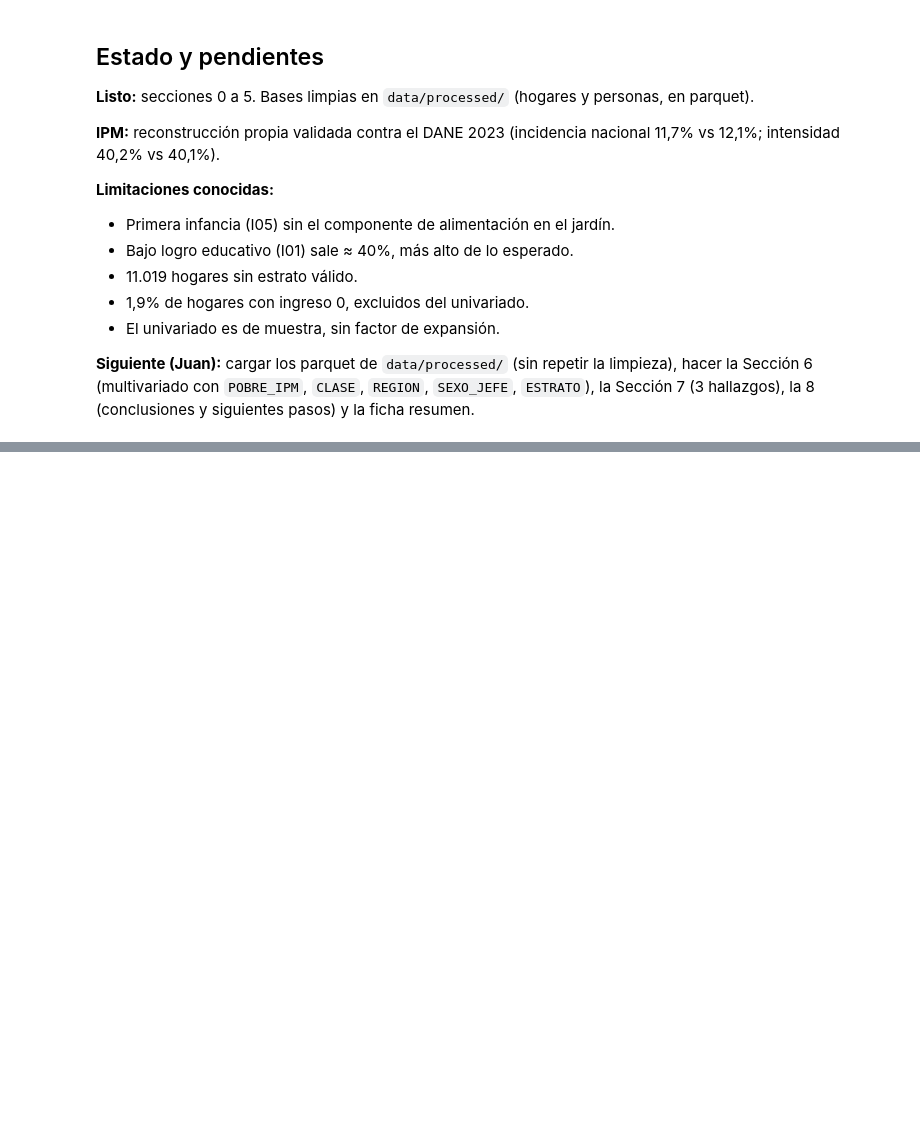
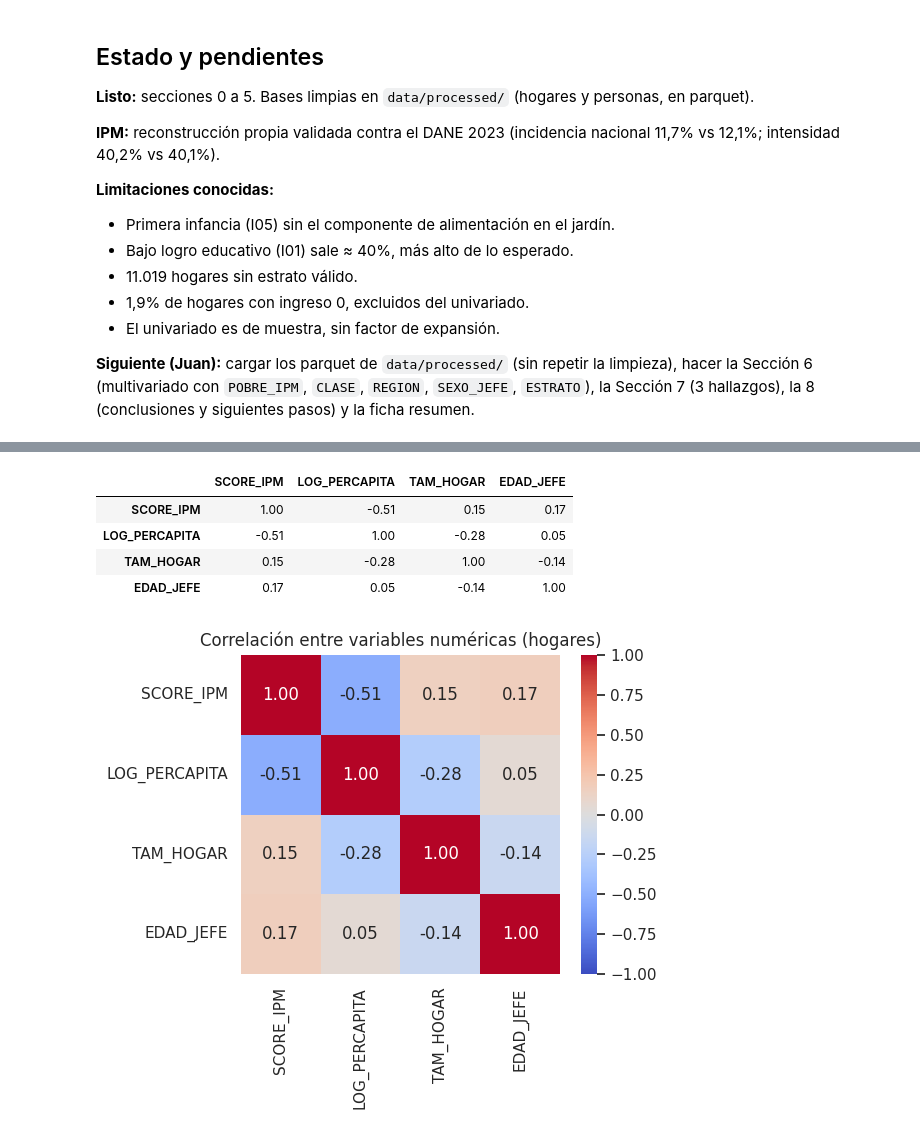
Before and after one commit to APES-M-JeissonS-JuanB/apes-pobreza-multidimensional-ecv2023, a Jupyter notebook: notebooks/APES_Entrega1.ipynb, the cells around one changed output, grey strips where cells are left out. Drawn from its saved outputs; the diff is of its cells as text; code cells hidden in the pictures; blank space fills up the shorter version.

```diff
--- a/notebooks/APES_Entrega1.ipynb
+++ b/notebooks/APES_Entrega1.ipynb
@@ -530,0 +722,24 @@ hog.head()
+# %%
+# 6.1 Correlación entre SCORE_IPM, PERCAPITA, TAM_HOGAR, EDAD_JEFE
+NUM_VARS = ["SCORE_IPM", "PERCAPITA", "TAM_HOGAR", "EDAD_JEFE"]
+
+# Igual que en el univariado, el ingreso per cápita se ve mejor en log10
+hog["LOG_PERCAPITA"] = np.where(hog["PERCAPITA"] > 0, np.log10(hog["PERCAPITA"]), np.nan)
+NUM_VARS_LOG = ["SCORE_IPM", "LOG_PERCAPITA", "TAM_HOGAR", "EDAD_JEFE"]
+
+corr = hog[NUM_VARS_LOG].corr(method="pearson")
+display(corr.round(3))
+
+plt.figure(figsize=(6, 5))
+sns.heatmap(corr, annot=True, fmt=".2f", cmap="coolwarm", vmin=-1, vmax=1, square=True)
+plt.title("Correlación entre variables numéricas (hogares)")
+plt.tight_layout()
+plt.savefig(os.path.join(FIGURES, "06_heatmap_correlaciones.png"), dpi=150)
+plt.show()
+# %% [output]
+|  | SCORE_IPM | LOG_PERCAPITA | TAM_HOGAR | EDAD_JEFE |
+| SCORE_IPM | 1.00 | -0.51 | 0.15 | 0.17 |
+| LOG_PERCAPITA | -0.51 | 1.00 | -0.28 | 0.05 |
+| TAM_HOGAR | 0.15 | -0.28 | 1.00 | -0.14 |
+| EDAD_JEFE | 0.17 | 0.05 | -0.14 | 1.00 |
+[figure, added]
```
Also changed, not shown: parts of 26 cells of this notebook, 2 other files.
